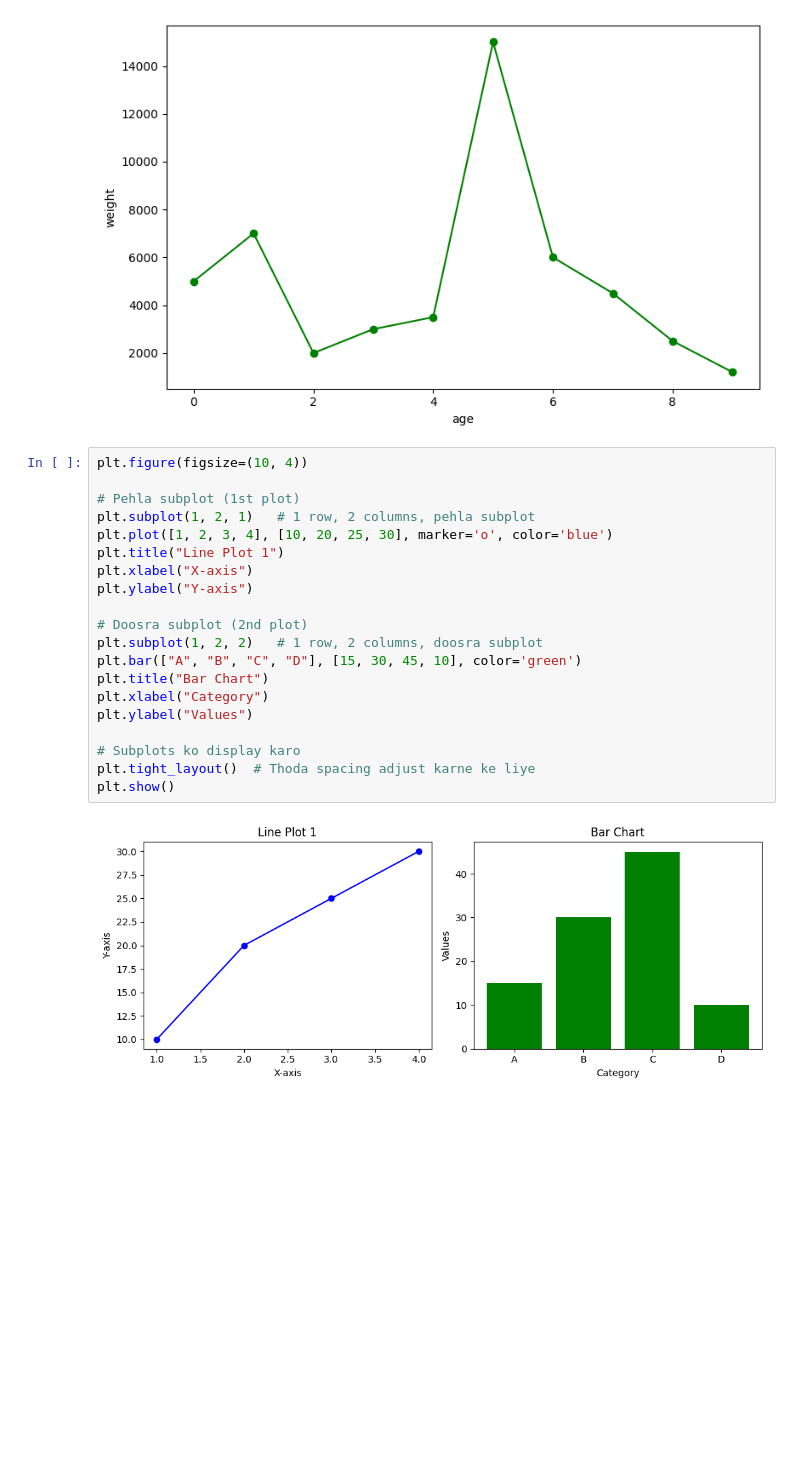
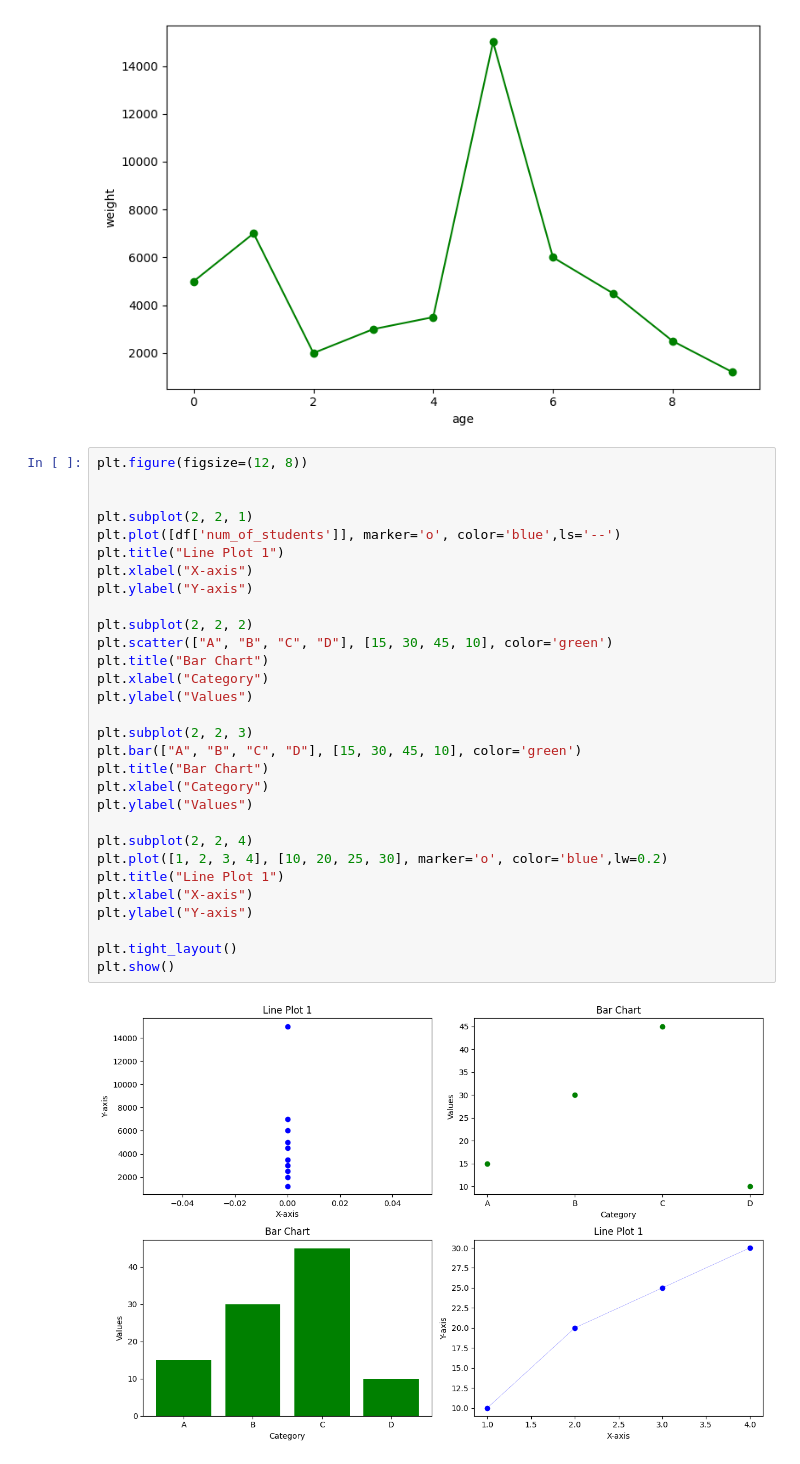
Before and after one commit to gurudattamanpreet/Practice, a Jupyter notebook: Shiv_Concept_Class.ipynb, the cells around one changed output. Saved outputs shown, nothing was run; the diff lists cells and outputs as text; blank space fills up the shorter version.

```diff
--- a/Shiv_Concept_Class.ipynb
+++ b/Shiv_Concept_Class.ipynb
@@ -687,24 +687,34 @@ plt.show()
 # %% [output]
 [figure]
 # %%
-plt.figure(figsize=(10, 4))
+plt.figure(figsize=(12, 8))
 
-# Pehla subplot (1st plot)
-plt.subplot(1, 2, 1)   # 1 row, 2 columns, pehla subplot
-plt.plot([1, 2, 3, 4], [10, 20, 25, 30], marker='o', color='blue')
+
+plt.subplot(2, 2, 1)
+plt.plot([df['num_of_students']], marker='o', color='blue',ls='--')
 plt.title("Line Plot 1")
 plt.xlabel("X-axis")
 plt.ylabel("Y-axis")
 
-# Doosra subplot (2nd plot)
-plt.subplot(1, 2, 2)   # 1 row, 2 columns, doosra subplot
+plt.subplot(2, 2, 2)
+plt.scatter(["A", "B", "C", "D"], [15, 30, 45, 10], color='green')
+plt.title("Bar Chart")
+plt.xlabel("Category")
+plt.ylabel("Values")
+
+plt.subplot(2, 2, 3)
 plt.bar(["A", "B", "C", "D"], [15, 30, 45, 10], color='green')
 plt.title("Bar Chart")
 plt.xlabel("Category")
 plt.ylabel("Values")
 
-# Subplots ko display karo
-plt.tight_layout()  # Thoda spacing adjust karne ke liye
+plt.subplot(2, 2, 4)
+plt.plot([1, 2, 3, 4], [10, 20, 25, 30], marker='o', color='blue',lw=0.2)
+plt.title("Line Plot 1")
+plt.xlabel("X-axis")
+plt.ylabel("Y-axis")
+
+plt.tight_layout()
 plt.show()
 # %% [output]
-[figure, old version]
+[figure, new version]
```
Also changed, not shown: parts of 1 cell of this notebook.
